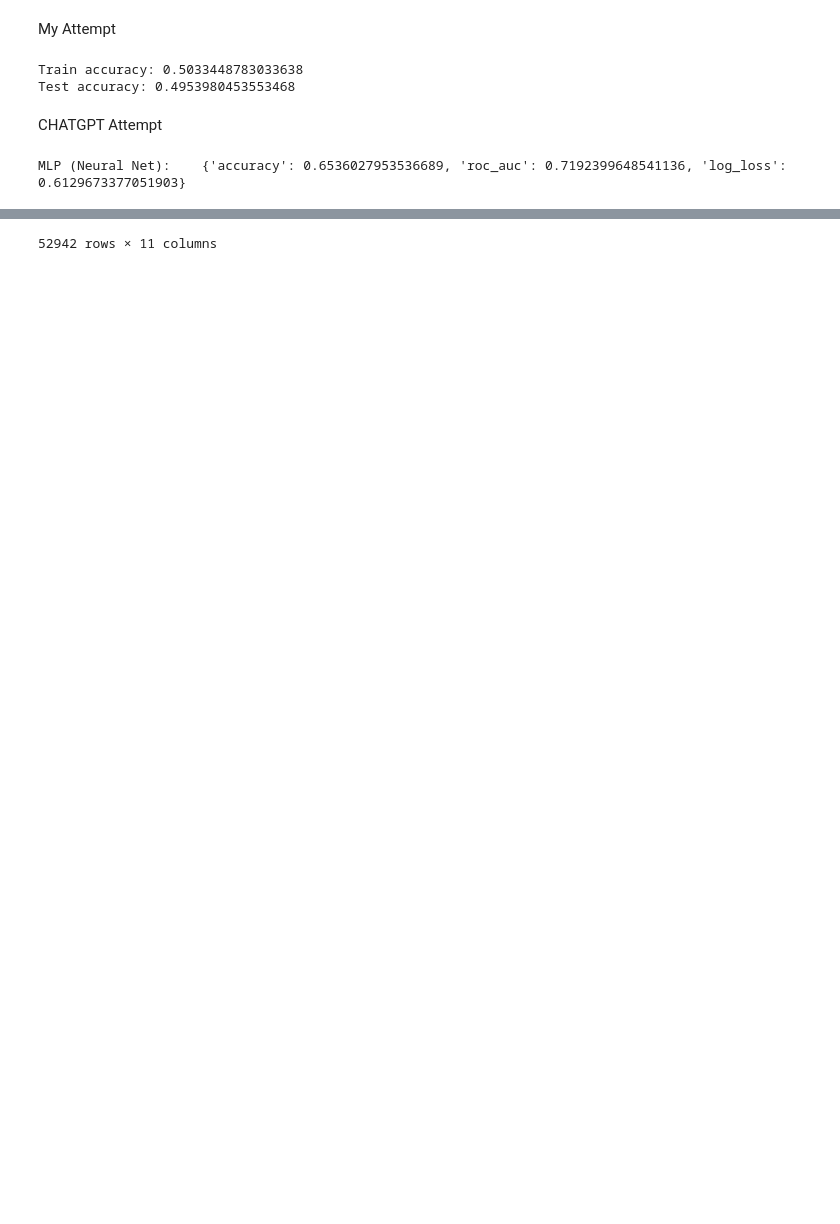
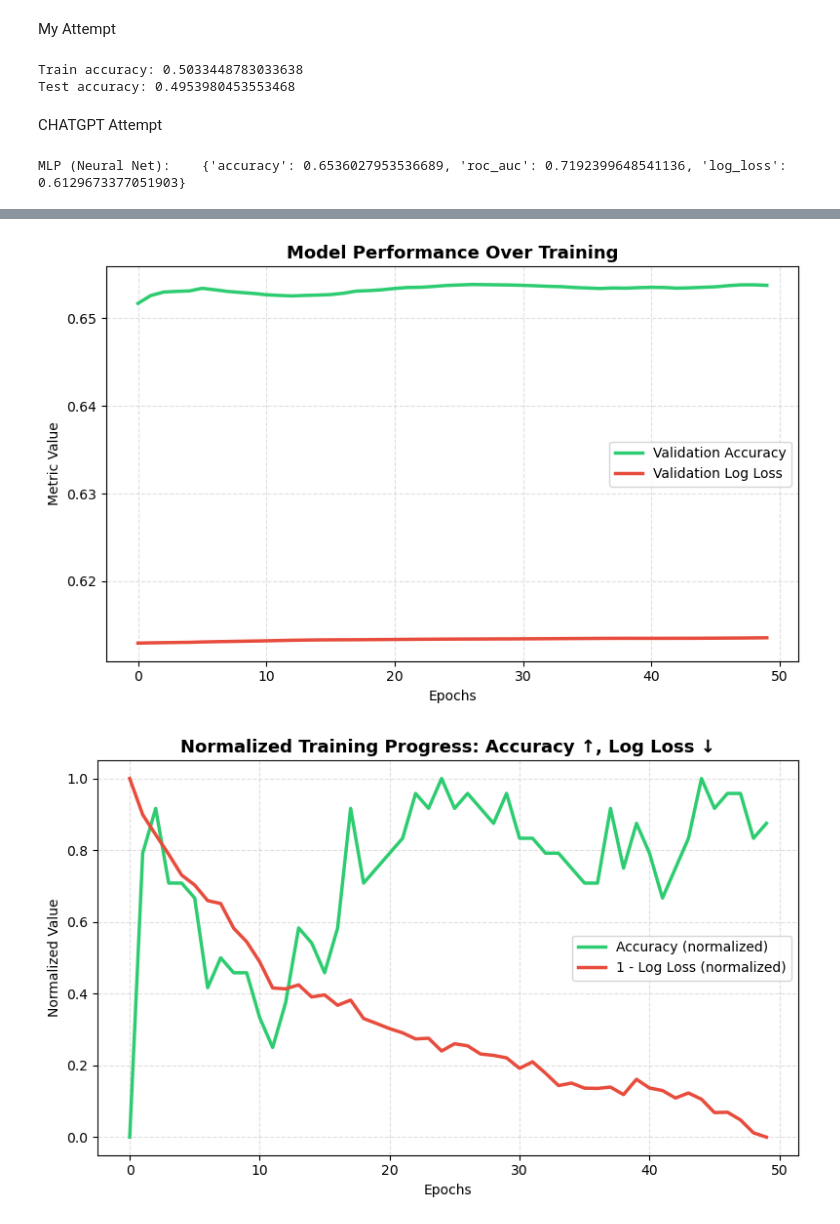
Before and after one commit to elvisyow/FIT3164-Project, a Jupyter notebook: Data/regression_model_test.ipynb, the cells around one changed output, grey strips where cells are left out. Saved outputs shown, nothing was run; the diff lists cells and outputs as text; code cells hidden in the pictures; blank space fills up the shorter version.

Commit message:
updated ML notebook for visualisation

```diff
--- a/Data/regression_model_test.ipynb
+++ b/Data/regression_model_test.ipynb
@@ -285,5 +285,70 @@ print("MLP (Neural Net):   ", metrics_block(y_te, proba_mlp, pred_mlp))
 # %% [output]
 MLP (Neural Net):    {'accuracy': 0.6536027953536689, 'roc_auc': 0.7192399648541136, 'log_loss': 0.6129673377051903}
 # %%
-feat_df
+# ----- Epoch-by-epoch training on the same NN architecture -----
+import matplotlib.pyplot as plt
+from sklearn.neural_network import MLPClassifier
+from sklearn.metrics import accuracy_score, log_loss
+import pandas as pd
+import numpy as np
+
+# 1) Fit the preprocessor once and transform splits
+prep_fitted = preprocess.fit(X_tr)
+Xtr = prep_fitted.transform(X_tr)
+Xte = prep_fitted.transform(X_te)
+
+# 2) Same NN as your pipeline, but train one epoch at a time
+clf_epoch = MLPClassifier(
+    hidden_layer_sizes=(32, 16),
+    activation="relu",
+    solver="adam",
+    learning_rate_init=0.001,   # same default as your pipeline
+    alpha=0.0001,               # default L2
+    max_iter=1,                 # one iteration per call
+    warm_start=True,            # keep weights between calls
+    random_state=42,
+    shuffle=True
+)
+
+epochs = 50
+val_acc, val_ll = [], []
+
+for _ in range(epochs):
+    clf_epoch.fit(Xtr, y_tr)                      # continues training
+    yte_pred  = clf_epoch.predict(Xte)
+    yte_proba = clf_epoch.predict_proba(Xte)[:, 1]
+    val_acc.append(accuracy_score(y_te, yte_pred))
+    val_ll.append(log_loss(y_te, yte_proba))
+
+# 3) (Optional) light smoothing for readability
+win = 5
+val_acc_s = pd.Series(val_acc).rolling(win, min_periods=1).mean()
+val_ll_s  = pd.Series(val_ll).rolling(win,  min_periods=1).mean()
+
+# 4) Simple line chart: accuracy (green) and log loss (red)
+plt.figure(figsize=(8,5))
+plt.plot(val_acc_s, label="Validation Accuracy", linewidth=2.5, color="#2ecc71")
+plt.plot(val_ll_s,  label="Validation Log Loss", linewidth=2.5, color="#e74c3c")
+plt.title("Model Performance Over Training", fontsize=13, fontweight="bold")
+plt.xlabel("Epochs")
+plt.ylabel("Metric Value")
+plt.grid(True, linestyle="--", alpha=0.4)
+plt.legend(loc="best", frameon=True, facecolor="white")
+plt.tight_layout()
+plt.show()
+
+# ----- (Optional) normalized view so both trend upward together -----
+acc_norm = (np.array(val_acc) - np.min(val_acc)) / (np.max(val_acc) - np.min(val_acc) + 1e-12)
+ll_norm  = (np.array(val_ll)  - np.min(val_ll))  / (np.max(val_ll)  - np.min(val_ll)  + 1e-12)
+
+plt.figure(figsize=(8,5))
+plt.plot(acc_norm, label="Accuracy (normalized)", linewidth=2.5, color="#2ecc71")
+plt.plot(1 - ll_norm, label="1 - Log Loss (normalized)", linewidth=2.5, color="#e74c3c")
+plt.title("Normalized Training Progress: Accuracy ↑, Log Loss ↓", fontsize=13, fontweight="bold")
+plt.xlabel("Epochs")
+plt.ylabel("Normalized Value")
+plt.grid(True, linestyle="--", alpha=0.4)
+plt.legend(loc="best", frameon=True, facecolor="white")
+plt.tight_layout()
+plt.show()
 # %% [output]
@@ -302 +355,2 @@ feat_df
-52942 rows × 11 columns
+[figure, added]
+[figure, added]
```
Also changed, not shown: parts of 1 cell of this notebook, 2 other files.
